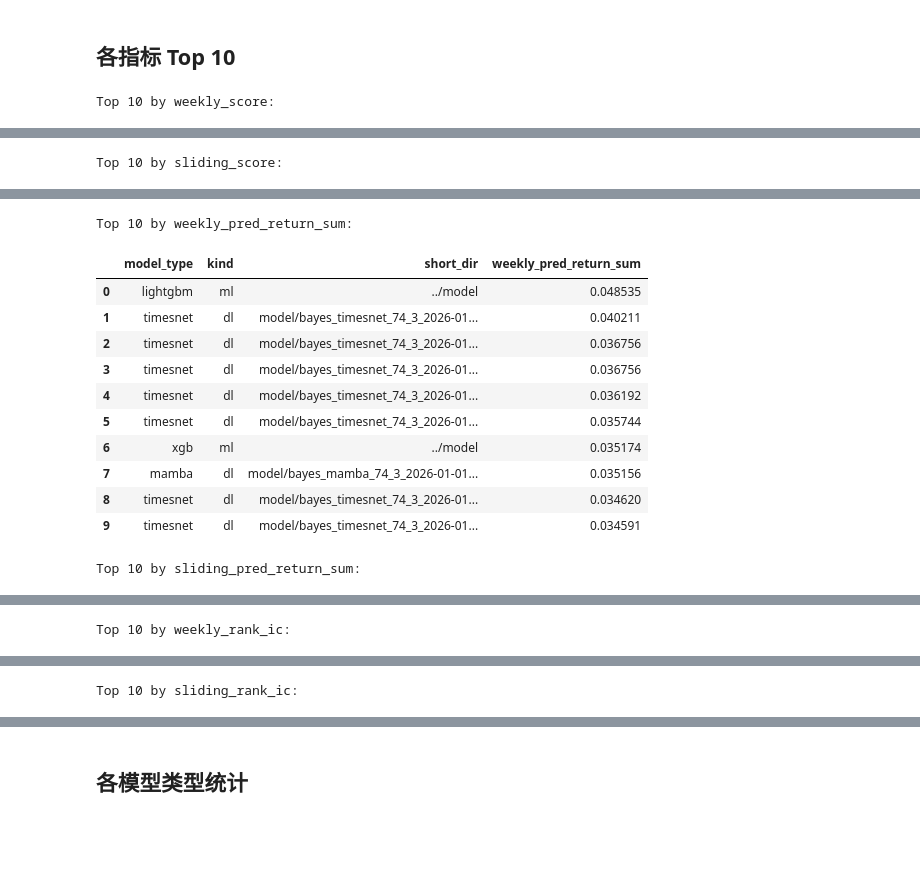
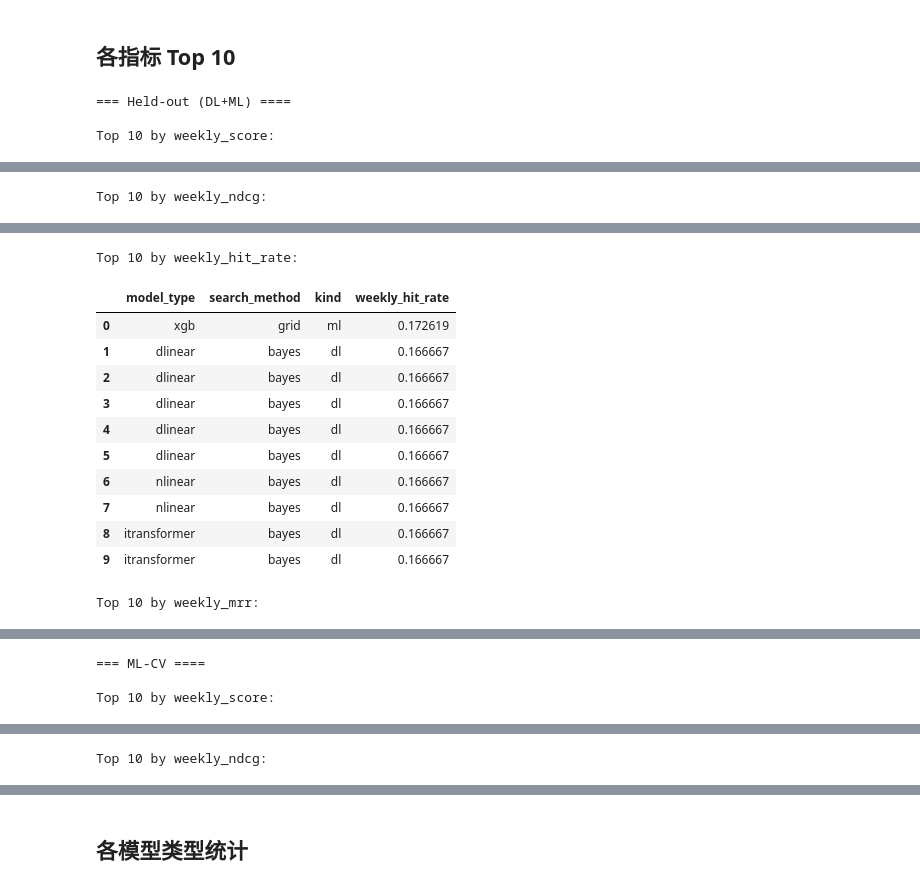
Before and after one commit to xyl-27/ETF, a Jupyter notebook: notebooks/ETF_results.ipynb, the cells around one changed output, grey strips where cells are left out. Drawn from its saved outputs; the diff is of its cells as text; code cells hidden in the pictures; blank space fills up the shorter version.

```diff
--- a/notebooks/ETF_results.ipynb
+++ b/notebooks/ETF_results.ipynb
@@ -20,10 +20,13 @@ pd.set_option('display.width', None)
 RESULTS_FILE = "../output/eval_all_results.json"
 
 if os.path.exists(RESULTS_FILE):
-    df = pd.read_json(RESULTS_FILE, orient='records')
+    df = pd.read_json(RESULTS_FILE, orient="records")
     print(f"Loaded {len(df)} experiments from {RESULTS_FILE}")
-    if 'kind' in df.columns:
-        print(f"  DL: {len(df[df['kind']=='dl'])}  ML: {len(df[df['kind']=='ml'])}")
+    if "kind" in df.columns:
+        for k in ["dl", "ml", "ml_cv"]:
+            n = len(df[df["kind"]==k])
+            if n:
+                print(f"  {k}: {n}")
 else:
     import glob
     files = glob.glob("../model/**/eval_results.json", recursive=True)
@@ -31,15 +34,14 @@ else:
     for f in files:
         with open(f) as fh:
             r = json.load(fh)
-            r['exp_dir'] = str(Path(f).parent)
+            r["exp_dir"] = str(Path(f).parent)
             rows.append(r)
     df = pd.DataFrame(rows) if rows else pd.DataFrame()
     print(f"Loaded {len(df)} experiments from individual eval_results.json")
 
-display_cols = ['model_type', 'kind', 'weekly_score', 'sliding_score',
-                'weekly_rank_ic', 'sliding_rank_ic',
-                'weekly_ndcg', 'sliding_ndcg', 'weekly_hit_rate', 'sliding_hit_rate']
+display_cols = ["model_type", "kind", "weekly_score", "sliding_score",
+                "weekly_ndcg", "sliding_ndcg", "weekly_hit_rate", "sliding_hit_rate"]
 display_cols = [c for c in display_cols if c in df.columns]
 if not df.empty:
-    display(df[display_cols].sample(10))
+    display(df[display_cols].sample(min(10, len(df))))
 # %% [output]
@@ -78,15 +85,24 @@ if not df.empty:
 # %% [markdown]
 ## 各指标 Top 10
 # %%
-if not df.empty:
-    metrics = ['weekly_score', 'sliding_score', 'weekly_pred_return_sum',
-               'sliding_pred_return_sum', 'weekly_rank_ic', 'sliding_rank_ic',
-               'weekly_ndcg', 'sliding_ndcg', 'weekly_hit_rate', 'sliding_hit_rate']
+if not df.empty and "kind" in df.columns:
+    held_out = df[df["kind"].isin(["dl", "ml"])]
+    cv = df[df["kind"] == "ml_cv"]
+    metrics = ["weekly_score", "weekly_ndcg", "weekly_hit_rate", "weekly_mrr"]
     metrics = [m for m in metrics if m in df.columns]
-    for m in metrics:
-        top = df.nlargest(min(10, len(df)), m)
-        print(f'\nTop 10 by {m}:')
-        top['short_dir'] = top['exp_dir'].apply(lambda x: '/'.join(x.split('/')[-3:-1]) if '/' in x else x)
-        display(top[['model_type', 'kind', 'short_dir', m]].reset_index(drop=True))
+
+    for label, sub in [("Held-out (DL+ML)", held_out), ("ML-CV", cv)]:
+        if sub.empty:
+            continue
+        print(f"\n=== {label} ====")
+        for m in metrics:
+            top = sub.nlargest(min(10, len(sub)), m)
+            print(f"\nTop 10 by {m}:")
+            cols = ["model_type", "kind", m]
+            if "search_method" in sub.columns:
+                cols.insert(1, "search_method")
+            display(top[cols].reset_index(drop=True))
 # %% [output]
+=== Held-out (DL+ML) ====
+
 Top 10 by weekly_score:
@@ -104 +120 @@ Top 10 by weekly_score:
-Top 10 by sliding_score:
+Top 10 by weekly_ndcg:
@@ -116,13 +132,13 @@ Top 10 by sliding_score:
-Top 10 by weekly_pred_return_sum:
+Top 10 by weekly_hit_rate:
-|  | model_type | kind | short_dir | weekly_pred_return_sum |
-| 0 | lightgbm | ml | ../model | 0.048535 |
-| 1 | timesnet | dl | model/bayes_timesnet_74_3_2026-01... | 0.040211 |
-| 2 | timesnet | dl | model/bayes_timesnet_74_3_2026-01... | 0.036756 |
-| 3 | timesnet | dl | model/bayes_timesnet_74_3_2026-01... | 0.036756 |
-| 4 | timesnet | dl | model/bayes_timesnet_74_3_2026-01... | 0.036192 |
-| 5 | timesnet | dl | model/bayes_timesnet_74_3_2026-01... | 0.035744 |
-| 6 | xgb | ml | ../model | 0.035174 |
-| 7 | mamba | dl | model/bayes_mamba_74_3_2026-01-01... | 0.035156 |
-| 8 | timesnet | dl | model/bayes_timesnet_74_3_2026-01... | 0.034620 |
-| 9 | timesnet | dl | model/bayes_timesnet_74_3_2026-01... | 0.034591 |
+|  | model_type | search_method | kind | weekly_hit_rate |
+| 0 | xgb | grid | ml | 0.172619 |
+| 1 | dlinear | bayes | dl | 0.166667 |
+| 2 | dlinear | bayes | dl | 0.166667 |
+| 3 | dlinear | bayes | dl | 0.166667 |
+| 4 | dlinear | bayes | dl | 0.166667 |
+| 5 | dlinear | bayes | dl | 0.166667 |
+| 6 | nlinear | bayes | dl | 0.166667 |
+| 7 | nlinear | bayes | dl | 0.166667 |
+| 8 | itransformer | bayes | dl | 0.166667 |
+| 9 | itransformer | bayes | dl | 0.166667 |
-Top 10 by sliding_pred_return_sum:
+Top 10 by weekly_mrr:
@@ -140 +156,3 @@ Top 10 by sliding_pred_return_sum:
-Top 10 by weekly_rank_ic:
+=== ML-CV ====
+
+Top 10 by weekly_score:
@@ -152 +170 @@ Top 10 by weekly_rank_ic:
-Top 10 by sliding_rank_ic:
+Top 10 by weekly_ndcg:
```
Also changed, not shown: parts of 7 cells of this notebook, 5 other files.
